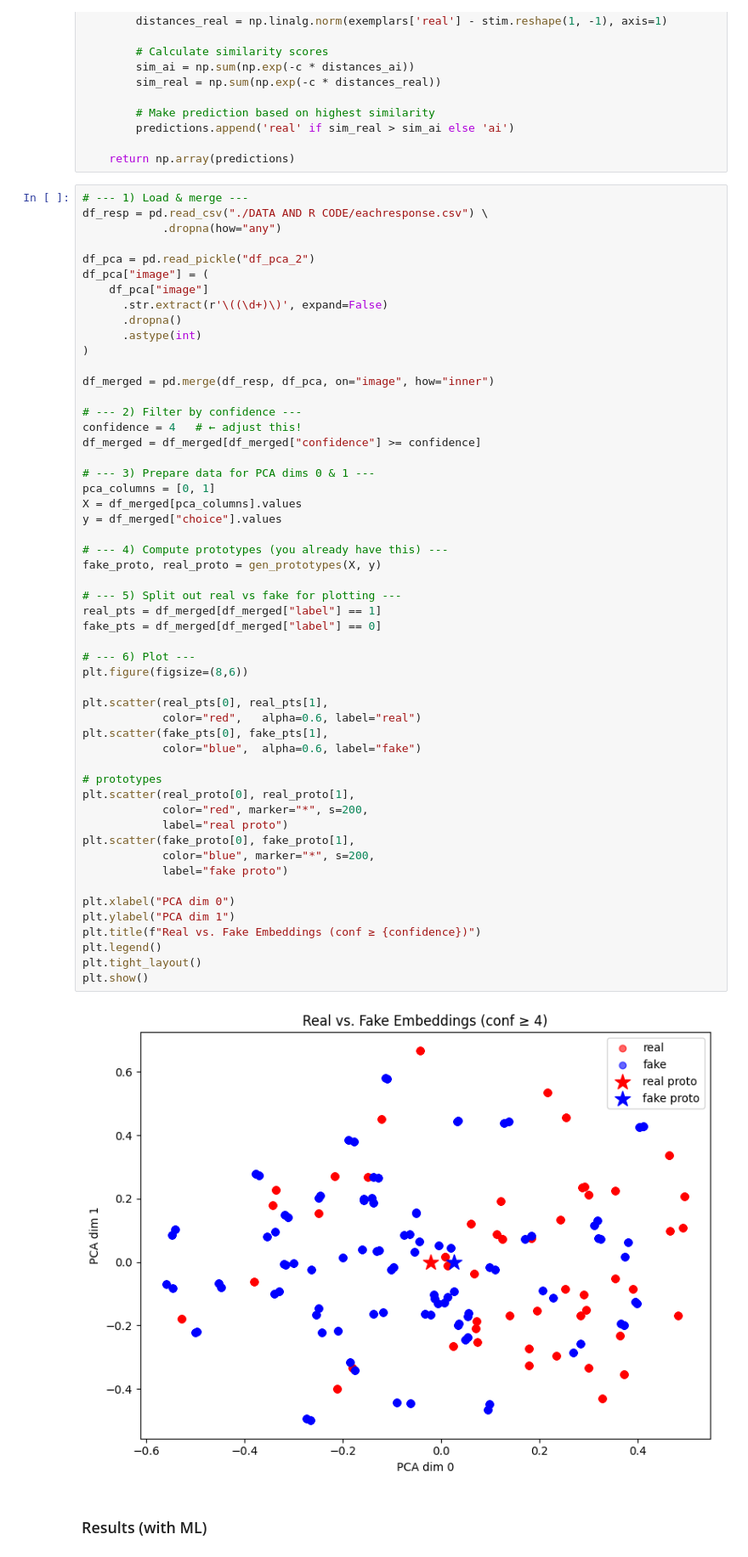
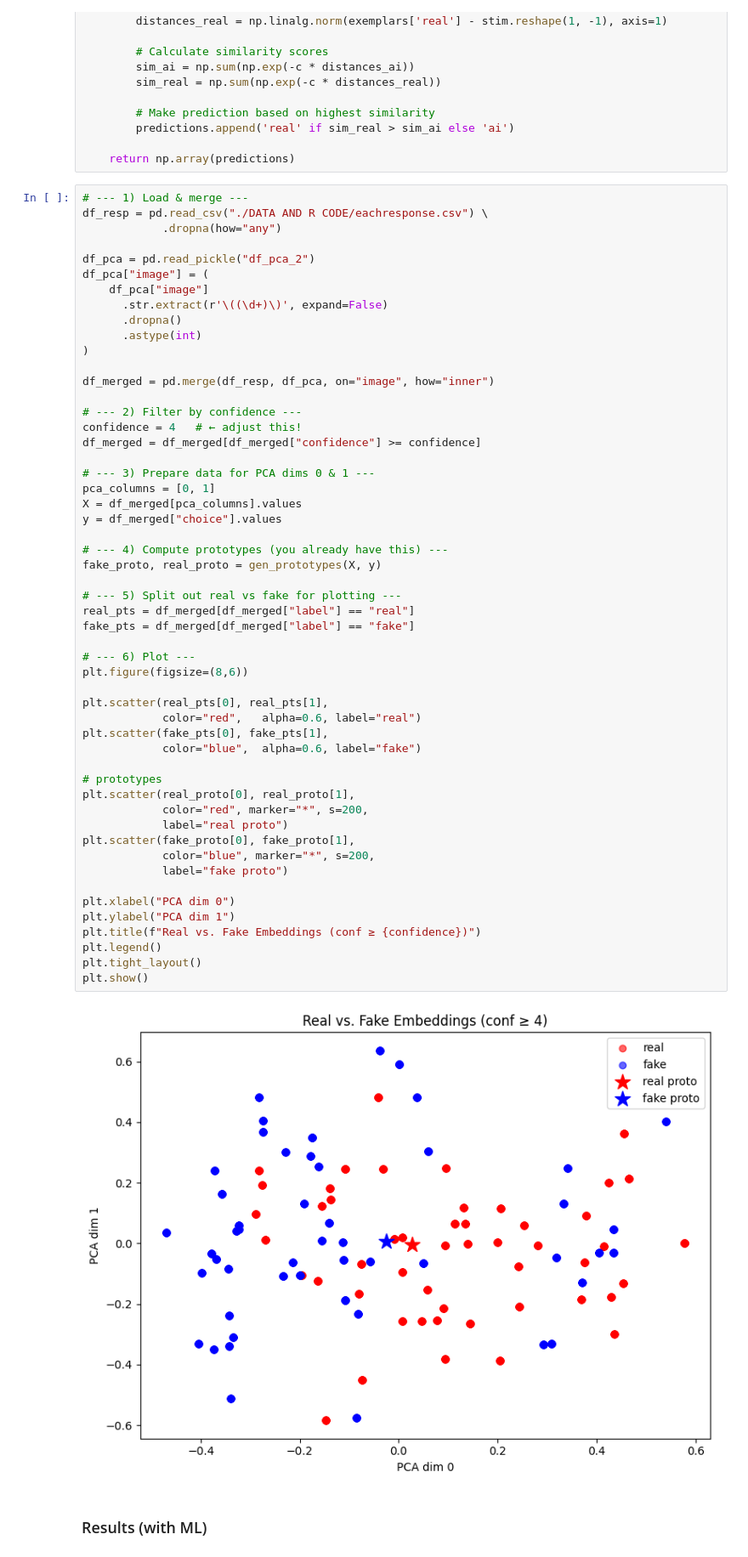
Before and after one commit to cros-nash/ds497-project, a Jupyter notebook: ExemplarPrototype(3).ipynb, the cells around one changed output. Shown: that part at 85% size. Drawn from its saved outputs; the diff is of its cells as text.

Commit message:
managed to fix conf>=4 graph in ExemplarPrototype(3).ipynb

```diff
--- a/ExemplarPrototype(3).ipynb
+++ b/ExemplarPrototype(3).ipynb
@@ -101,36 +101,36 @@ X = df_merged[pca_columns].values
 y = df_merged["choice"].values
 
 # --- 4) Compute prototypes (you already have this) ---
 fake_proto, real_proto = gen_prototypes(X, y)
 
 # --- 5) Split out real vs fake for plotting ---
-real_pts = df_merged[df_merged["label"] == 1]
-fake_pts = df_merged[df_merged["label"] == 0]
+real_pts = df_merged[df_merged["label"] == "real"]
+fake_pts = df_merged[df_merged["label"] == "fake"]
 
 # --- 6) Plot ---
 plt.figure(figsize=(8,6))
 
 plt.scatter(real_pts[0], real_pts[1],
             color="red",   alpha=0.6, label="real")
 plt.scatter(fake_pts[0], fake_pts[1],
             color="blue",  alpha=0.6, label="fake")
 
 # prototypes
 plt.scatter(real_proto[0], real_proto[1],
             color="red", marker="*", s=200,
             label="real proto")
 plt.scatter(fake_proto[0], fake_proto[1],
             color="blue", marker="*", s=200,
             label="fake proto")
 
 plt.xlabel("PCA dim 0")
 plt.ylabel("PCA dim 1")
 plt.title(f"Real vs. Fake Embeddings (conf ≥ {confidence})")
 plt.legend()
 plt.tight_layout()
 plt.show()
 # %% [output]
-[figure, old version]
+[figure, new version]
 # %% [markdown]
 ### Results (with ML)
 # %%
```
Also changed, not shown: parts of 5 cells of this notebook, 2 other files.
